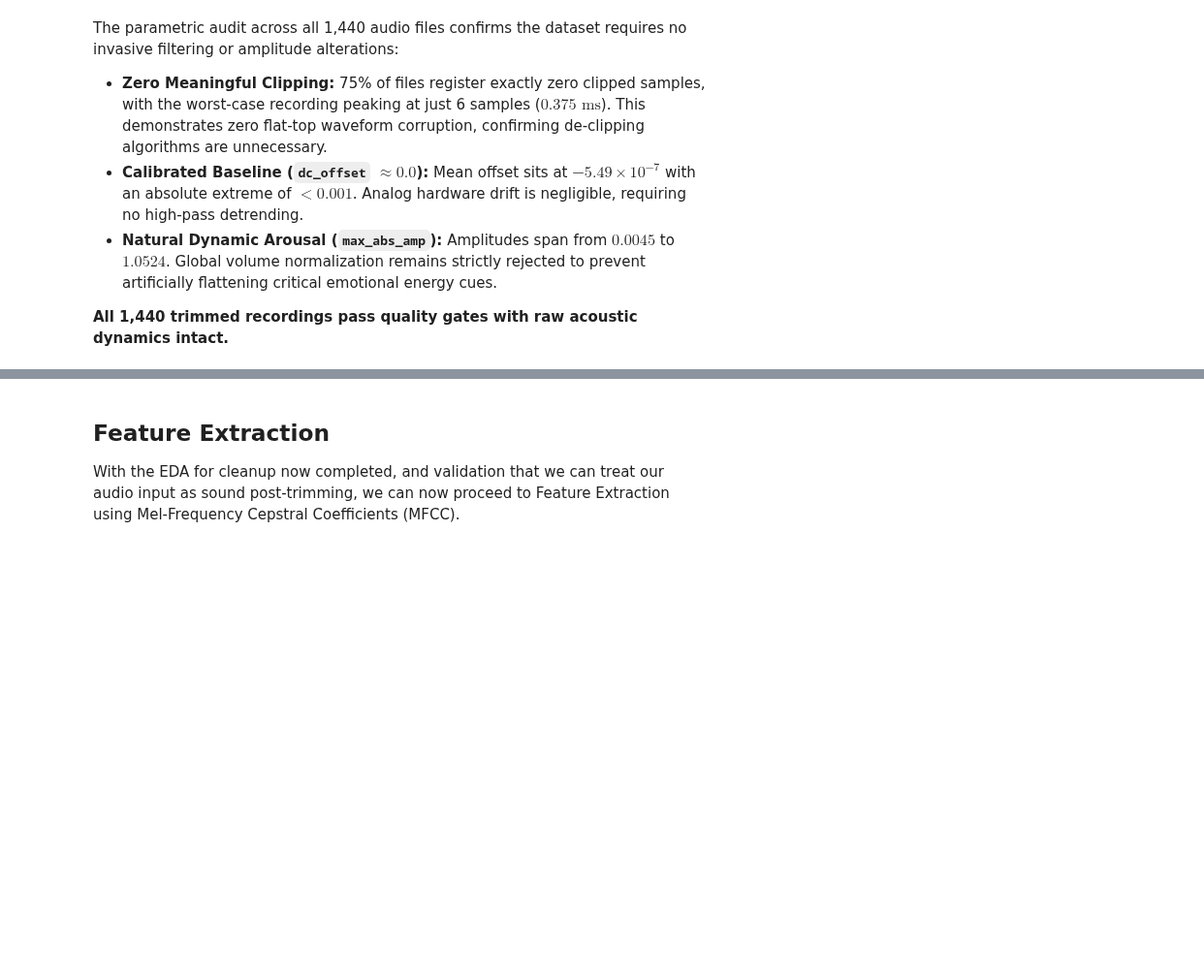
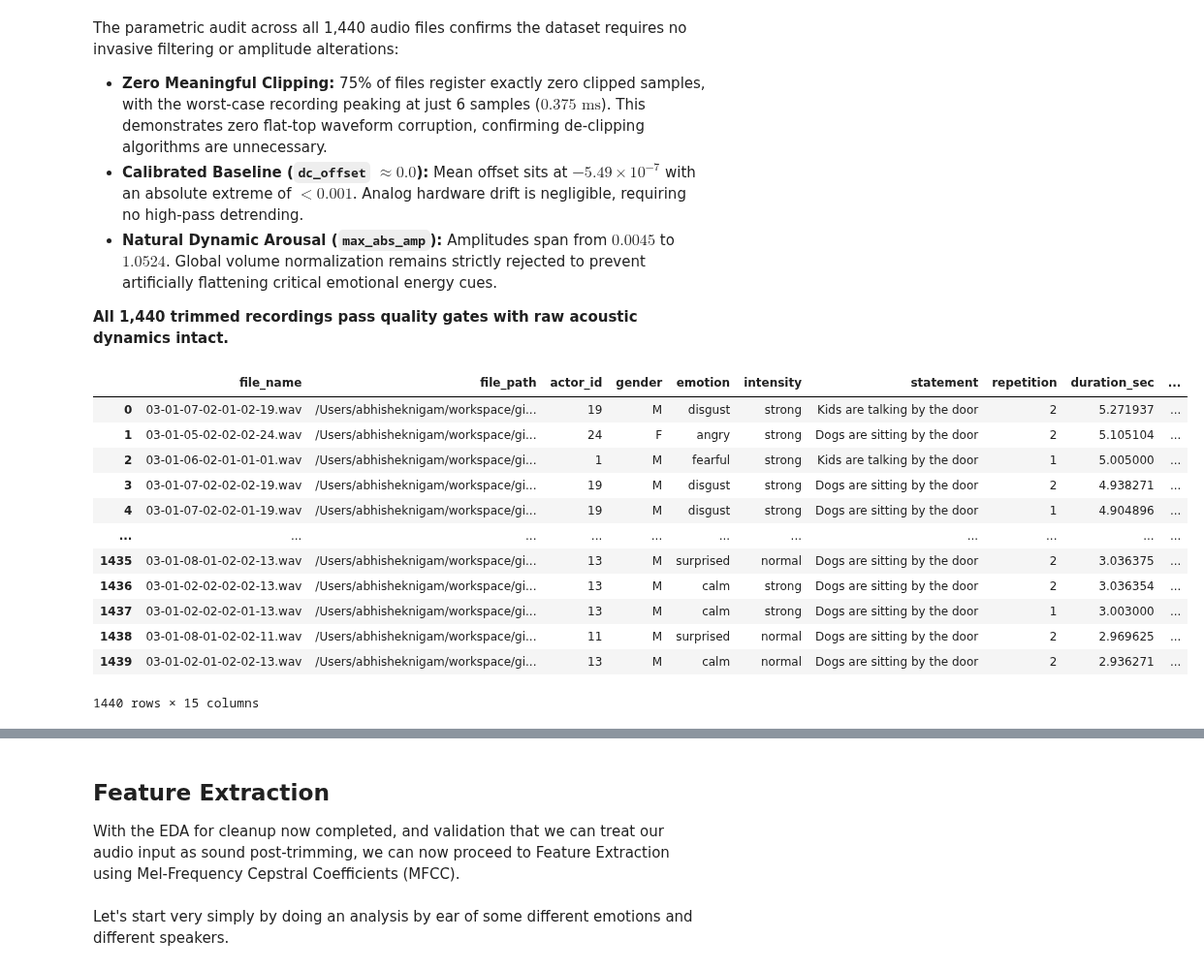
Before and after one commit to 1abhisheknigam/my-ai, a Jupyter notebook: speech-emotion-router/notebooks/01_signal_eda_features.ipynb, the cells around one changed output, grey strips where cells are left out. Shown at 97% size. Cells and saved outputs as stored; diff of their text form; code cells hidden in the pictures; blank space fills up the shorter version.

Commit message:
[SER] 01_eda: Finalize DF for Feature Extraction

```diff
--- a/speech-emotion-router/notebooks/01_signal_eda_features.ipynb
+++ b/speech-emotion-router/notebooks/01_signal_eda_features.ipynb
@@ -801,3 +797,21 @@ The parametric audit across all 1,440 audio files confirms the dataset requires
 - **Natural Dynamic Arousal (`max_abs_amp`):** Amplitudes span from $0.0045$ to $1.0524$. Global volume normalization remains strictly rejected to prevent artificially flattening critical emotional energy cues.
 
 **All 1,440 trimmed recordings pass quality gates with raw acoustic dynamics intact.**
+# %%
+# save final for Feature Extraction phase
+df_cleaned = df_silence_audit.copy()
+display(df_cleaned)
+# %% [output]
+|  | file_name | file_path | actor_id | gender | emotion | intensity | statement | repetition | duration_sec | ... |
+| 0 | 03-01-07-02-01-02-19.wav | /Users/abhisheknigam/workspace/gi... | 19 | M | disgust | strong | Kids are talking by the door | 2 | 5.271937 | ... |
+| 1 | 03-01-05-02-02-02-24.wav | /Users/abhisheknigam/workspace/gi... | 24 | F | angry | strong | Dogs are sitting by the door | 2 | 5.105104 | ... |
+| 2 | 03-01-06-02-01-01-01.wav | /Users/abhisheknigam/workspace/gi... | 1 | M | fearful | strong | Kids are talking by the door | 1 | 5.005000 | ... |
+| 3 | 03-01-07-02-02-02-19.wav | /Users/abhisheknigam/workspace/gi... | 19 | M | disgust | strong | Dogs are sitting by the door | 2 | 4.938271 | ... |
+| 4 | 03-01-07-02-02-01-19.wav | /Users/abhisheknigam/workspace/gi... | 19 | M | disgust | strong | Dogs are sitting by the door | 1 | 4.904896 | ... |
+| ... | ... | ... | ... | ... | ... | ... | ... | ... | ... | ... |
+| 1435 | 03-01-08-01-02-02-13.wav | /Users/abhisheknigam/workspace/gi... | 13 | M | surprised | normal | Dogs are sitting by the door | 2 | 3.036375 | ... |
+| 1436 | 03-01-02-02-02-02-13.wav | /Users/abhisheknigam/workspace/gi... | 13 | M | calm | strong | Dogs are sitting by the door | 2 | 3.036354 | ... |
+| 1437 | 03-01-02-02-02-01-13.wav | /Users/abhisheknigam/workspace/gi... | 13 | M | calm | strong | Dogs are sitting by the door | 1 | 3.003000 | ... |
+| 1438 | 03-01-08-01-02-02-11.wav | /Users/abhisheknigam/workspace/gi... | 11 | M | surprised | normal | Dogs are sitting by the door | 2 | 2.969625 | ... |
+| 1439 | 03-01-02-01-02-02-13.wav | /Users/abhisheknigam/workspace/gi... | 13 | M | calm | normal | Dogs are sitting by the door | 2 | 2.936271 | ... |
+1440 rows × 15 columns
@@ -805,3 +829,5 @@ The parametric audit across all 1,440 audio files confirms the dataset requires
 ## Feature Extraction
 
 With the EDA for cleanup now completed, and validation that we can treat our audio input as sound post-trimming, we can now proceed to Feature Extraction using Mel-Frequency Cepstral Coefficients (MFCC).
+# %% [markdown]
+Let's start very simply by doing an analysis by ear of some different emotions and different speakers.
```
Also changed, not shown: parts of 6 cells of this notebook, 1 other file.
